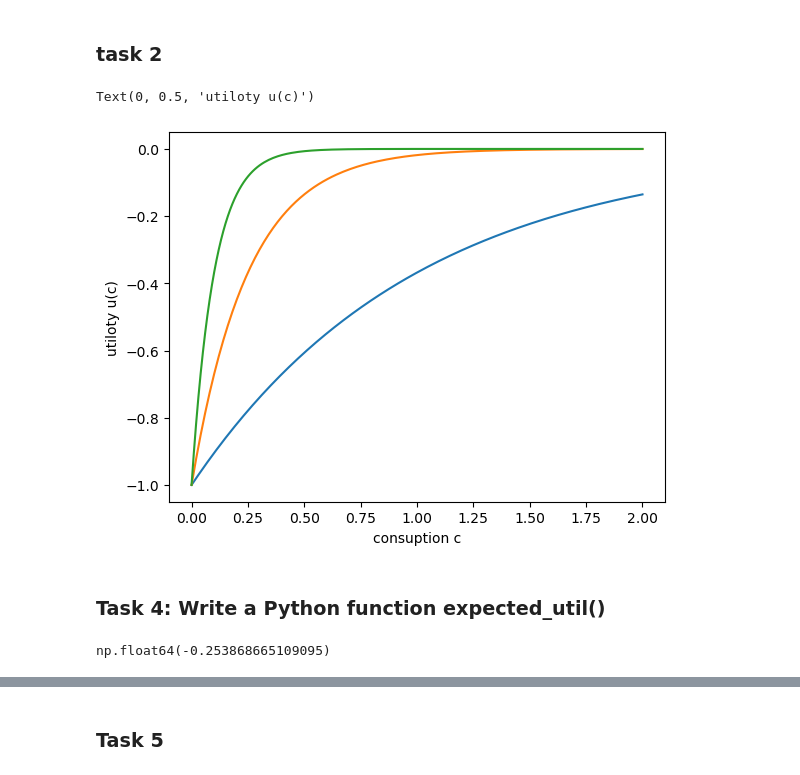
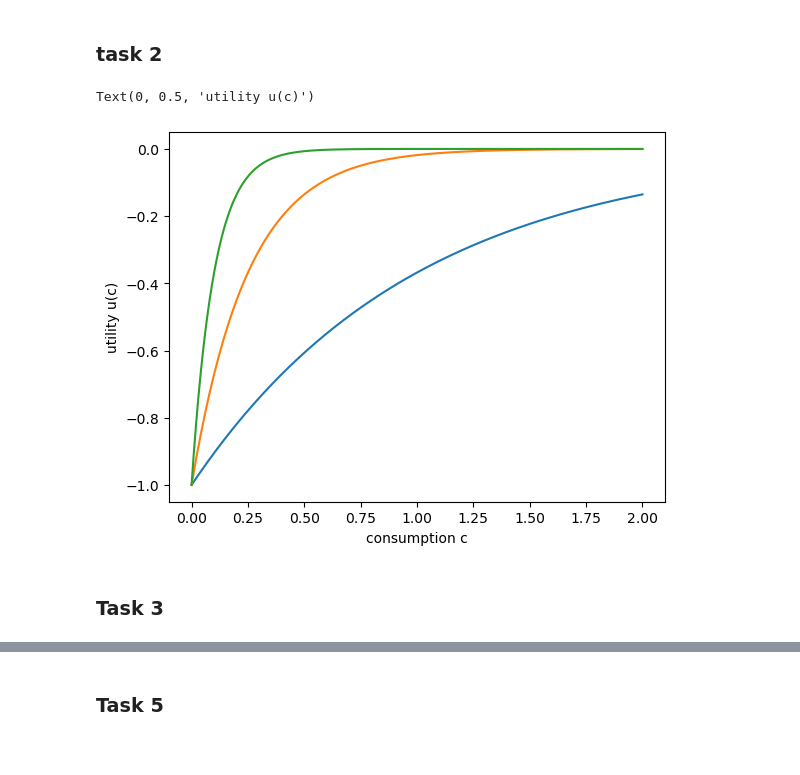
Before and after one commit to Danayicode/FIE463, a Jupyter notebook: Assignment_Danayi.ipynb, the cells around one changed output, grey strips where cells are left out. Cells and saved outputs as stored; diff of their text form; code cells hidden in the pictures.

```diff
--- a/Assignment_Danayi.ipynb
+++ b/Assignment_Danayi.ipynb
@@ -46,34 +46,39 @@ def util(c, gamma):
 # %%
 import matplotlib.pyplot as plt
 
 c_grid = np.linspace(0,2,200)
 gamma_values = [1,4,10]
-util(c_grid, gamma)
+
 plt.plot(c_grid, util(c_grid,1), label = 'y = 1')
 plt.plot(c_grid, util(c_grid,4), label = 'y = 4')
 plt.plot(c_grid, util(c_grid,10), label = 'y = 10')
-plt.xlabel('consuption c')
-plt.ylabel('utiloty u(c)')
+plt.xlabel('consumption c')
+plt.ylabel('utility u(c)')
 # %% [output]
-Text(0, 0.5, 'utiloty u(c)')
+Text(0, 0.5, 'utility u(c)')
-[figure, old version]
+[figure, new version]
-# %% [markdown]
-### Task 4: Write a Python function expected_util()
+# %% [markdown]
+### Task 3
 # %%
 def expected_util(s, alpha, beta, gamma, sigma, mu, w, etas, probs):
+    """
+    Calculate the expected lifetime utility for given parameters.
+    """
     Rf = 1.0
 
+    # Period-1 consumption
     c1 = w - s
+
+    #Gross riksy returns for each state
     R = Rf + mu + sigma * etas
-    c2 = R * alpha * s + Rf * (1-alpha) * s
 
+    # compute expected utility of c2 by looping over states
+    Eu2 = 0
+    for i in range(len(etas)):
+        c2 = R[i] * alpha * s + Rf * (1 - alpha) * s
+        Eu2 = Eu2 + probs[i] * util(c2, gamma)
+
+    # Lifetime Utility
     u1 = util(c1, gamma)
-    u2 = util(c2, gamma)
-
-    Eu2 = probs @ u2
     U = u1 + beta * Eu2
     return U
-
-expected_util(0.5, 0.5, beta, gamma, sigma, mu, w, etas, probs)
-# %% [output]
-np.float64(-0.253868665109095)
```
Also changed, not shown: parts of 8 cells of this notebook.
